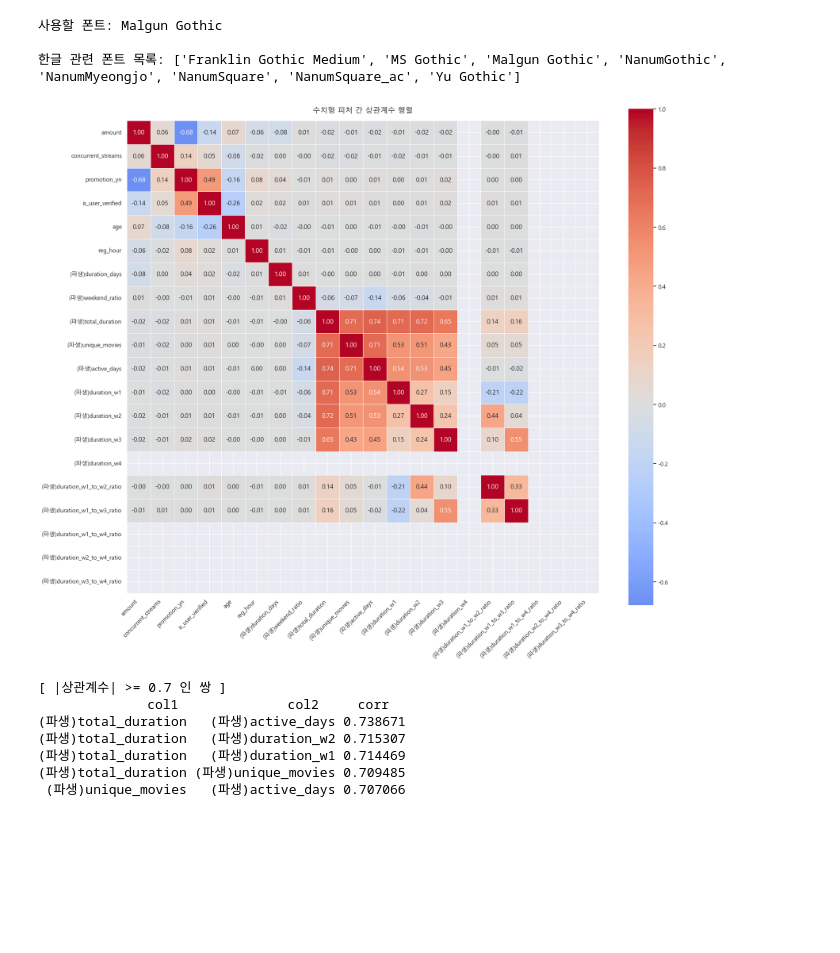
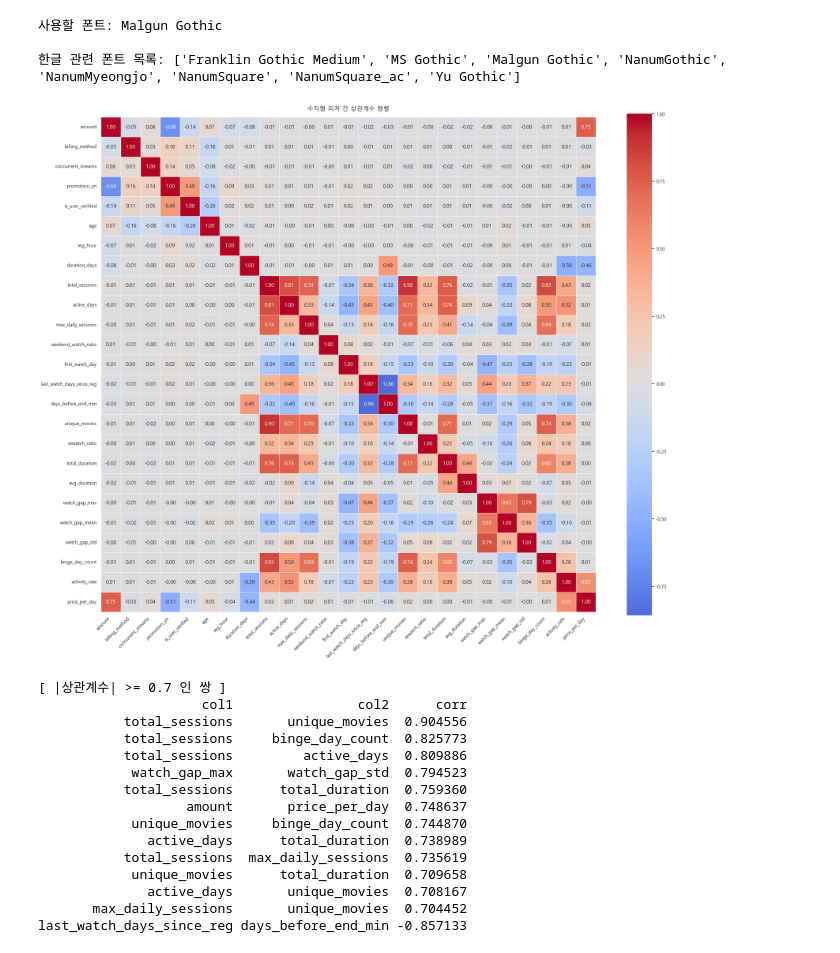
Before and after one commit to ingyeom-park/OTT_Churn_Modeling_AX, a Jupyter notebook: 260422_파생변수만들기/260422_다중공선성 확인하기.ipynb, the cells around one changed output. Saved outputs shown, nothing was run; the diff lists cells and outputs as text; code cells hidden in the pictures; blank space fills up the shorter version.

```diff
--- a/260422_파생변수만들기/260422_다중공선성 확인하기.ipynb
+++ b/260422_파생변수만들기/260422_다중공선성 확인하기.ipynb
@@ -29,76 +29,94 @@ print("한글 관련 폰트 목록:", korean_fonts)
 
 한글 관련 폰트 목록: ['Franklin Gothic Medium', 'MS Gothic', 'Malgun Gothic', 'NanumGothic', 'NanumMyeongjo', 'NanumSquare', 'NanumSquare_ac', 'Yu Gothic']
 # %%
-df = pd.read_excel(r"final_merged_user(단칼)_v1.xlsx")
+df = pd.read_excel(r"final_merged_user(단칼)_v2.xlsx")
 
-# 다중공선성 검토 대상 수치형 컬럼
-# repurchase, is_churn_prevented는 타깃 변수이므로 제외
-# gender, product_cd는 범주형이므로 제외
+# repurchase, is_churn_prevented → 타깃 변수 제외
+# gender, product_cd, payment_device → 범주형 제외
+# USER_KEY, USER_NUM, reg_date, end_date → 식별자/날짜 제외
 numeric_cols = [
+    # 원본 수치형
     'amount',
+    'billing_method',
     'concurrent_streams',
     'promotion_yn',
     'is_user_verified',
     'age',
     'reg_hour',
-    '(파생)duration_days',
-    '(파생)weekend_ratio',
-    '(파생)total_duration',
-    '(파생)unique_movies',
-    '(파생)active_days',
-    '(파생)duration_w1',
-    '(파생)duration_w2',
-    '(파생)duration_w3',
-    '(파생)duration_w4',
-    '(파생)duration_w1_to_w2_ratio',
-    '(파생)duration_w1_to_w3_ratio',
-    '(파생)duration_w1_to_w4_ratio',
-    '(파생)duration_w2_to_w4_ratio',
-    '(파생)duration_w3_to_w4_ratio',
+    'duration_days',
+    # 시청 행동
+    'total_sessions',
+    'active_days',
+    'max_daily_sessions',
+    'weekend_watch_ratio',
+    'first_watch_day',
+    'last_watch_days_since_reg',
+    'days_before_end_min',
+    # 콘텐츠 소비
+    'unique_movies',
+    'rewatch_ratio',
+    'total_duration',
+    'avg_duration',
+    # 시청 간격
+    'watch_gap_max',
+    'watch_gap_mean',
+    'watch_gap_std',
+    # 기타
+    'binge_day_count',
+    'activity_rate',
+    'price_per_day',
 ]
 
 df_numeric = df[numeric_cols]
 
 # 상관계수 행렬 계산
 corr_matrix = df_numeric.corr()
 
 # 히트맵 시각화
-fig, ax = plt.subplots(figsize=(18, 15))
+fig, ax = plt.subplots(figsize=(22, 18))
 
 sns.heatmap(
     corr_matrix,
-    annot=True,          # 셀 안에 수치 표시
-    fmt='.2f',           # 소수점 2자리
-    cmap='coolwarm',     # 양의 상관: 빨강, 음의 상관: 파랑
-    center=0,            # 0 기준으로 색상 분기
+    annot=True,
+    fmt='.2f',
+    cmap='coolwarm',
+    center=0,
     square=True,
     linewidths=0.5,
     ax=ax
 )
 
 ax.set_title('수치형 피처 간 상관계수 행렬', fontsize=14, pad=15)
 plt.xticks(rotation=45, ha='right')
 plt.yticks(rotation=0)
 plt.tight_layout()
 plt.show()
 
-# 0.7 이상 상관쌍 출력
+# |0.7| 이상 상관쌍 출력
 print("\n[ |상관계수| >= 0.7 인 쌍 ]")
 high_corr = (
     corr_matrix.where(np.triu(np.ones(corr_matrix.shape), k=1).astype(bool))
     .stack()
     .reset_index()
 )
 high_corr.columns = ['col1', 'col2', 'corr']
 high_corr = high_corr[high_corr['corr'].abs() >= 0.7].sort_values('corr', ascending=False)
 print(high_corr.to_string(index=False) if not high_corr.empty else "해당 없음")
 # %% [output]
-[figure, old version]
+[figure, new version]
 [ |상관계수| >= 0.7 인 쌍 ]
-              col1              col2     corr
-(파생)total_duration   (파생)active_days 0.738671
-(파생)total_duration   (파생)duration_w2 0.715307
-(파생)total_duration   (파생)duration_w1 0.714469
-(파생)total_duration (파생)unique_movies 0.709485
- (파생)unique_movies   (파생)active_days 0.707066
+                     col1                col2      corr
+           total_sessions       unique_movies  0.904556
+           total_sessions     binge_day_count  0.825773
+           total_sessions         active_days  0.809886
+            watch_gap_max       watch_gap_std  0.794523
+           total_sessions      total_duration  0.759360
+                   amount       price_per_day  0.748637
+            unique_movies     binge_day_count  0.744870
+              active_days      total_duration  0.738989
+           total_sessions  max_daily_sessions  0.735619
+            unique_movies      total_duration  0.709658
+              active_days       unique_movies  0.708167
+       max_daily_sessions       unique_movies  0.704452
+last_watch_days_since_reg days_before_end_min -0.857133
 # %% [markdown]
```
Also changed, not shown: parts of 2 cells of this notebook, 5 other files.
